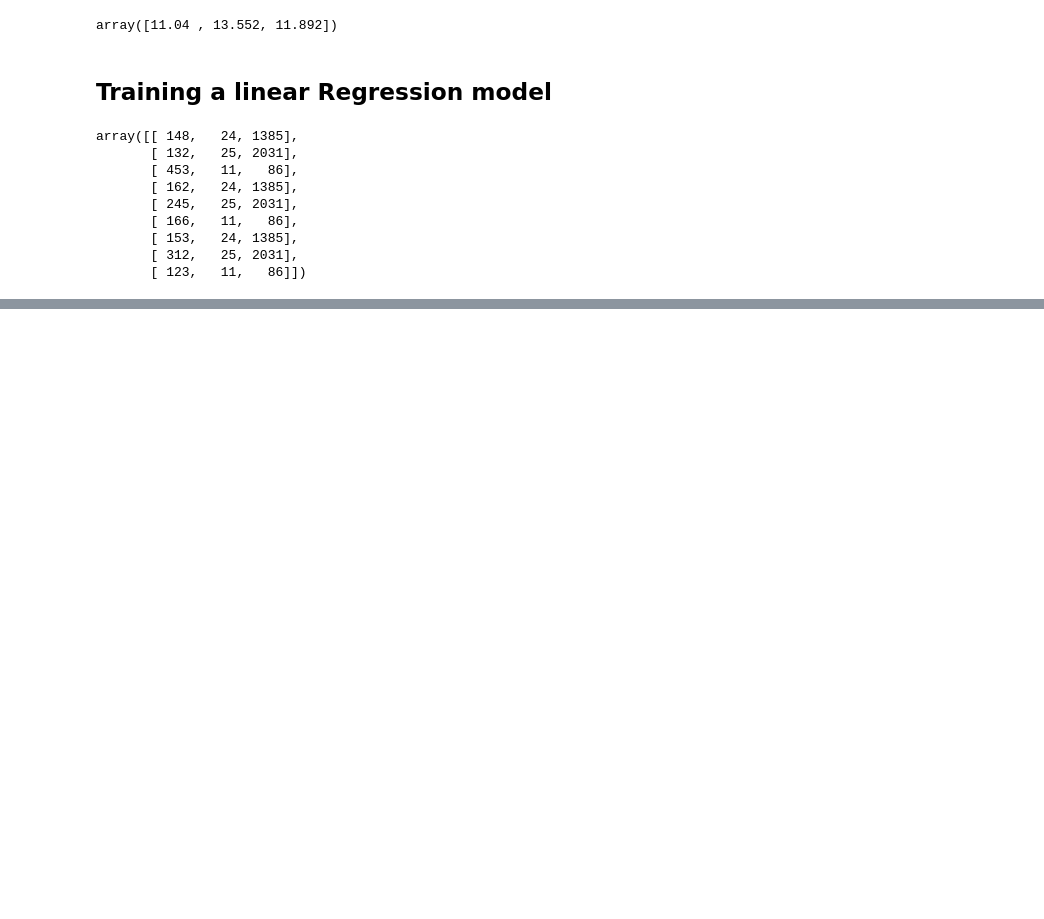
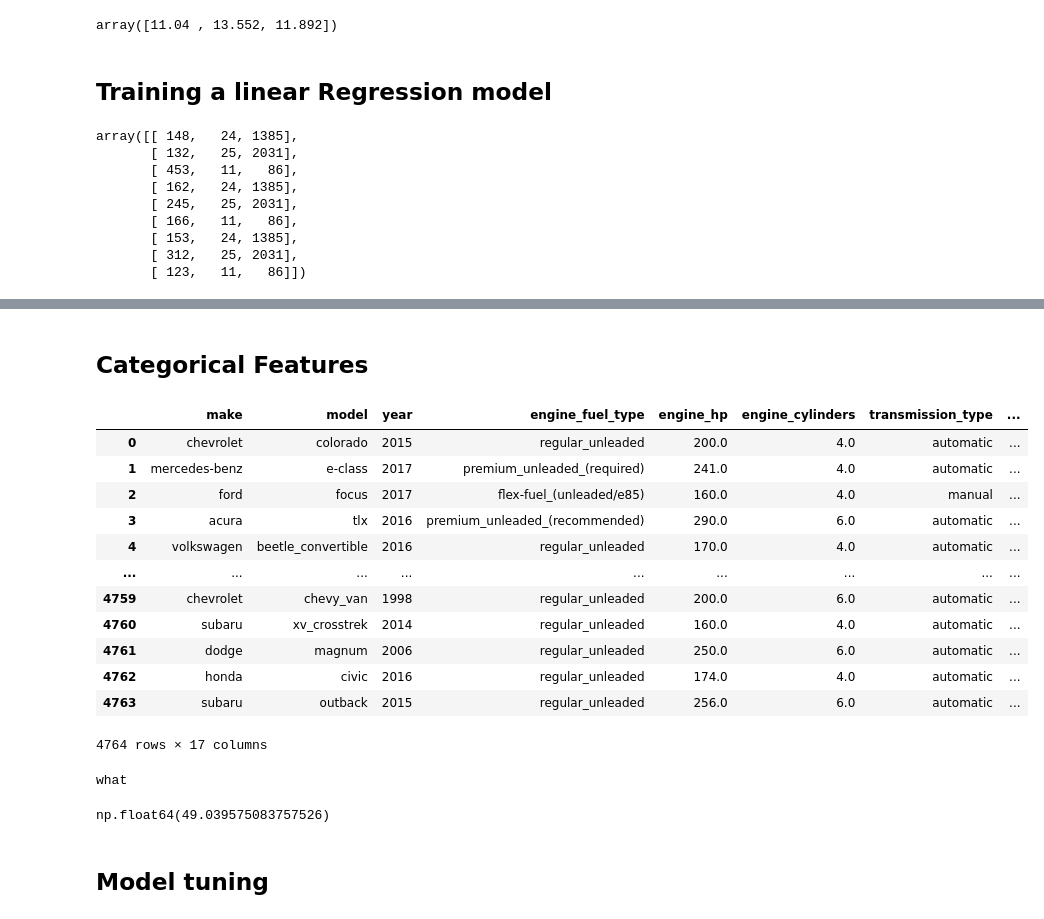
Before and after one commit to collintracy/machine-learning-zoompcamp, a Jupyter notebook: 02-regression/regression.ipynb, the cells around one changed output, grey strips where cells are left out. Saved outputs shown, nothing was run; the diff lists cells and outputs as text; code cells hidden in the pictures; blank space fills up the shorter version.

```diff
--- a/02-regression/regression.ipynb
+++ b/02-regression/regression.ipynb
@@ -371,0 +503,18 @@ array([[1.000e+00, 1.000e+00, 1.480e+02, 2.400e+01, 1.385e+03],
+# %% [markdown]
+## Categorical Features
+# %%
+df_train
+# %% [output]
+|  | make | model | year | engine_fuel_type | engine_hp | engine_cylinders | transmission_type | ... |
+| 0 | chevrolet | colorado | 2015 | regular_unleaded | 200.0 | 4.0 | automatic | ... |
+| 1 | mercedes-benz | e-class | 2017 | premium_unleaded_(required) | 241.0 | 4.0 | automatic | ... |
+| 2 | ford | focus | 2017 | flex-fuel_(unleaded/e85) | 160.0 | 4.0 | manual | ... |
+| 3 | acura | tlx | 2016 | premium_unleaded_(recommended) | 290.0 | 6.0 | automatic | ... |
+| 4 | volkswagen | beetle_convertible | 2016 | regular_unleaded | 170.0 | 4.0 | automatic | ... |
+| ... | ... | ... | ... | ... | ... | ... | ... | ... |
+| 4759 | chevrolet | chevy_van | 1998 | regular_unleaded | 200.0 | 6.0 | automatic | ... |
+| 4760 | subaru | xv_crosstrek | 2014 | regular_unleaded | 160.0 | 4.0 | automatic | ... |
+| 4761 | dodge | magnum | 2006 | regular_unleaded | 250.0 | 6.0 | automatic | ... |
+| 4762 | honda | civic | 2016 | regular_unleaded | 174.0 | 4.0 | automatic | ... |
+| 4763 | subaru | outback | 2015 | regular_unleaded | 256.0 | 6.0 | automatic | ... |
+4764 rows × 17 columns
@@ -371,0 +540,12 @@ array([[1.000e+00, 1.000e+00, 1.480e+02, 2.400e+01, 1.385e+03],
+# %%
+X_train = prepare_X(df_train)
+w0, w = train_linear_regression(X_train, y_train)
+
+X_val = prepare_X(df_val)
+y_pred = w0 + X_val.dot(w)
+rmse(y_val, y_pred)
+# %% [output]
+what
+np.float64(49.039575083757526)
+# %% [markdown]
+## Model tuning
```
Also changed, not shown: parts of 34 cells of this notebook, 1 other file.
